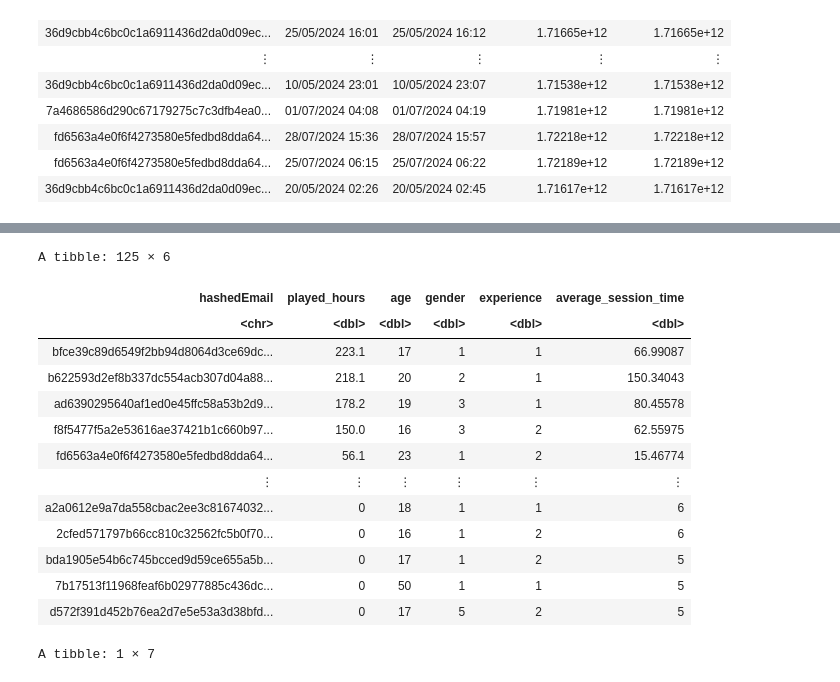
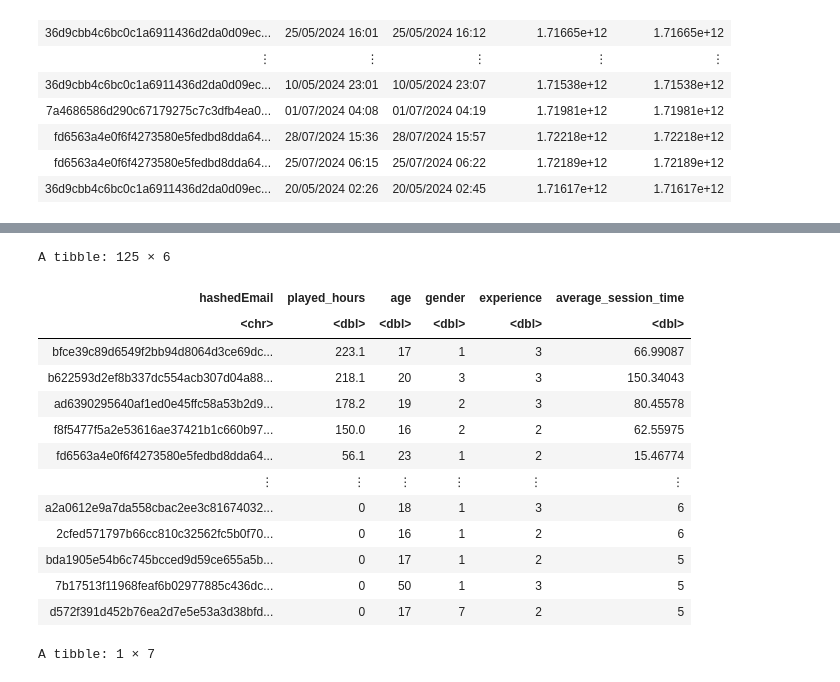
Before and after one commit to Michaele0128/Final_Project, a Jupyter notebook: Final Project.ipynb, the cells around one changed output, grey strips where cells are left out. Cells and saved outputs as stored; diff of their text form; code cells hidden in the pictures.

Commit message:
Hardcoded Number replacements
Hardcoded number replacements for Experience and Gender.

```diff
--- a/Final Project.ipynb
+++ b/Final Project.ipynb
@@ -113,29 +113,31 @@ A spec_tbl_df: 125 × 10
 # %%
 # Tidying up the players dataset
 players_tidy <- players_merged |>
 select(experience, hashedEmail, played_hours, gender, age, average_session_time) |>
 filter(na.rm = TRUE) |>
 relocate(experience, .after = gender) |>
 relocate(age, .after = played_hours) |>
 arrange(desc(played_hours)) |>
-mutate(gender = as.numeric((as_factor(gender)))) |>
-mutate(experience = as.numeric((as_factor(experience))))
+mutate(gender = recode(gender, "Male" = 1, "Female" = 2, "Non-binary" = 3, "Agender" = 4, "Two-Spirited" = 5, "Other" = 6, "Prefer not to say" = 7)) |>
+mutate(experience = recode(experience, "Beginner" = 1, "Amateur" = 2, "Regular" = 3, "Veteran" = 4, "Pro" = 5))
+# mutate(gender = as.numeric((as_factor(gender)))) |>
+# mutate(experience = as.numeric((as_factor(experience))))
 players_tidy
 # %% [output]
 A tibble: 125 × 6
 | hashedEmail | played_hours | age | gender | experience | average_session_time |
 | <chr> | <dbl> | <dbl> | <dbl> | <dbl> | <dbl> |
-| bfce39c89d6549f2bb94d8064d3ce69dc... | 223.1 | 17 | 1 | 1 | 66.99087 |
-| b622593d2ef8b337dc554acb307d04a88... | 218.1 | 20 | 2 | 1 | 150.34043 |
-| ad6390295640af1ed0e45ffc58a53b2d9... | 178.2 | 19 | 3 | 1 | 80.45578 |
-| f8f5477f5a2e53616ae37421b1c660b97... | 150.0 | 16 | 3 | 2 | 62.55975 |
+| bfce39c89d6549f2bb94d8064d3ce69dc... | 223.1 | 17 | 1 | 3 | 66.99087 |
+| b622593d2ef8b337dc554acb307d04a88... | 218.1 | 20 | 3 | 3 | 150.34043 |
+| ad6390295640af1ed0e45ffc58a53b2d9... | 178.2 | 19 | 2 | 3 | 80.45578 |
+| f8f5477f5a2e53616ae37421b1c660b97... | 150.0 | 16 | 2 | 2 | 62.55975 |
 | fd6563a4e0f6f4273580e5fedbd8dda64... | 56.1 | 23 | 1 | 2 | 15.46774 |
 | ⋮ | ⋮ | ⋮ | ⋮ | ⋮ | ⋮ |
-| a2a0612e9a7da558cbac2ee3c81674032... | 0 | 18 | 1 | 1 | 6 |
+| a2a0612e9a7da558cbac2ee3c81674032... | 0 | 18 | 1 | 3 | 6 |
 | 2cfed571797b66cc810c32562fc5b0f70... | 0 | 16 | 1 | 2 | 6 |
 | bda1905e54b6c745bcced9d59ce655a5b... | 0 | 17 | 1 | 2 | 5 |
-| 7b17513f11968feaf6b02977885c436dc... | 0 | 50 | 1 | 1 | 5 |
-| d572f391d452b76ea2d7e5e53a3d38bfd... | 0 | 17 | 5 | 2 | 5 |
+| 7b17513f11968feaf6b02977885c436dc... | 0 | 50 | 1 | 3 | 5 |
+| d572f391d452b76ea2d7e5e53a3d38bfd... | 0 | 17 | 7 | 2 | 5 |
 # %%
 # Splitting the data into test and training splits
 set.seed(3500) #DO NOT CHANGE
```
